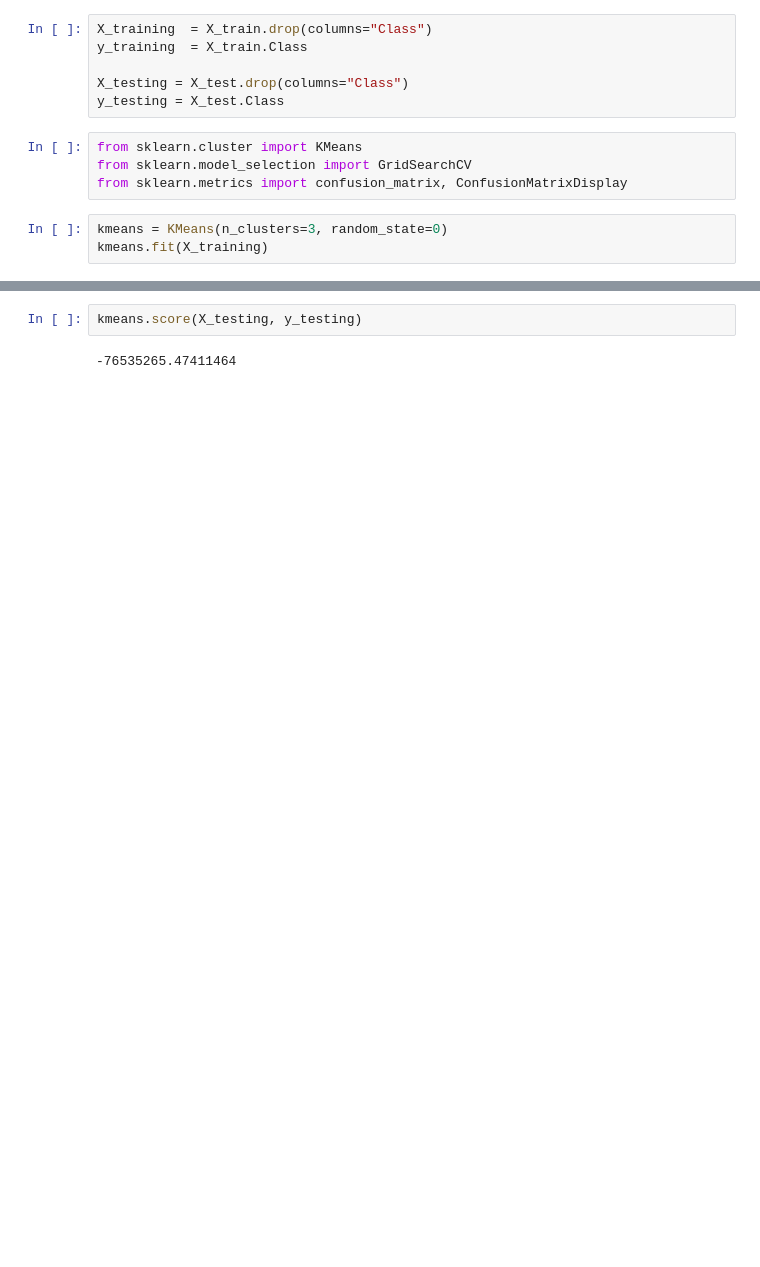
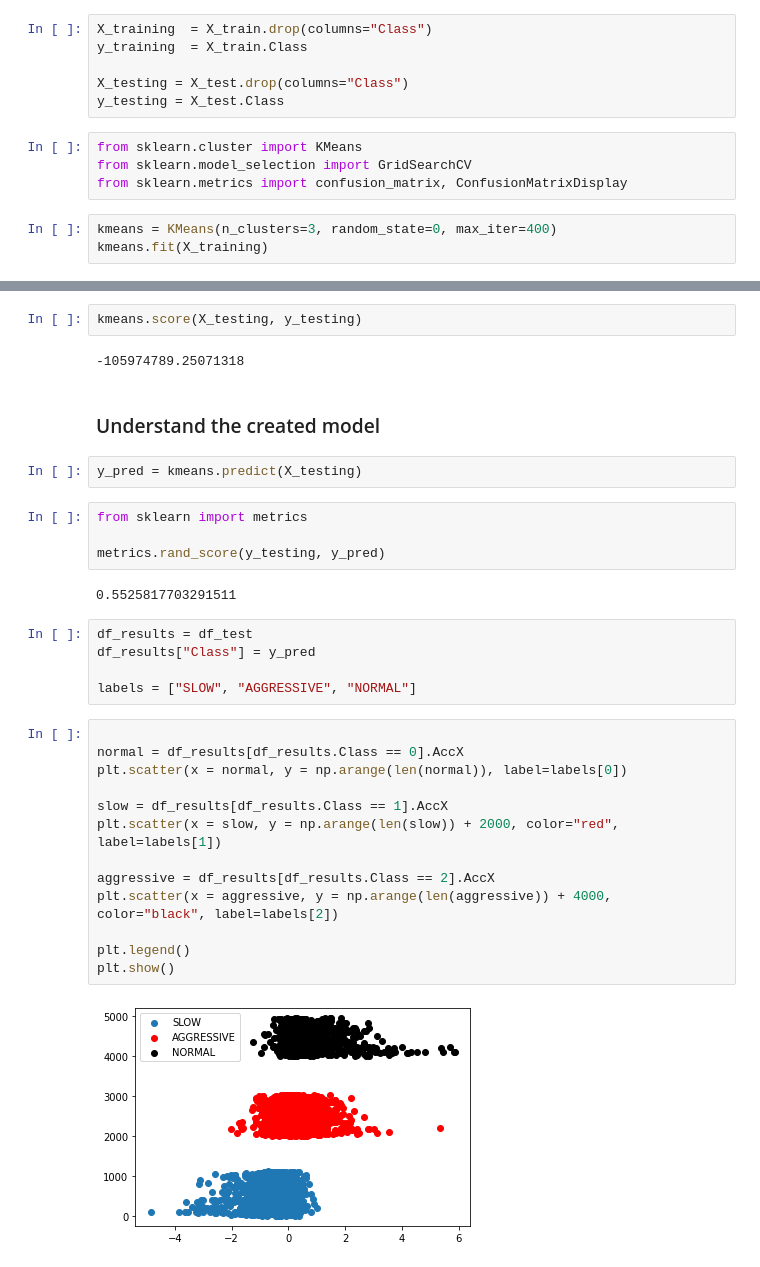
Before and after one commit to samueldiaz1004/driving_behavior_project, a Jupyter notebook: models/driving_behavior_k_mean.ipynb, the cells around one changed output, grey strips where cells are left out. Drawn from its saved outputs; the diff is of its cells as text; blank space fills up the shorter version.

```diff
--- a/models/driving_behavior_k_mean.ipynb
+++ b/models/driving_behavior_k_mean.ipynb
@@ -100,6 +103,6 @@ from sklearn.cluster import KMeans
 from sklearn.model_selection import GridSearchCV
 from sklearn.metrics import confusion_matrix, ConfusionMatrixDisplay
 # %%
-kmeans = KMeans(n_clusters=3, random_state=0)
+kmeans = KMeans(n_clusters=3, random_state=0, max_iter=400)
 kmeans.fit(X_training)
 # %% [output]
@@ -115,4 +118,34 @@ kmeans.score(X_training, y_training)
 # %%
 kmeans.score(X_testing, y_testing)
 # %% [output]
--76535265.47411464
+-105974789.25071318
+# %% [markdown]
+### Understand the created model
+# %%
+y_pred = kmeans.predict(X_testing)
+# %%
+from sklearn import metrics
+
+metrics.rand_score(y_testing, y_pred)
+# %% [output]
+0.5525817703291511
+# %%
+df_results = df_test
+df_results["Class"] = y_pred
+
+labels = ["SLOW", "AGGRESSIVE", "NORMAL"]
+# %%
+
+normal = df_results[df_results.Class == 0].AccX
+plt.scatter(x = normal, y = np.arange(len(normal)), label=labels[0])
+
+slow = df_results[df_results.Class == 1].AccX
+plt.scatter(x = slow, y = np.arange(len(slow)) + 2000, color="red", label=labels[1])
+
+aggressive = df_results[df_results.Class == 2].AccX
+plt.scatter(x = aggressive, y = np.arange(len(aggressive)) + 4000, color="black", label=labels[2])
+
+plt.legend()
+plt.show()
+# %% [output]
+[figure, added]
```
Also changed, not shown: parts of 17 cells of this notebook, 18 other files.
